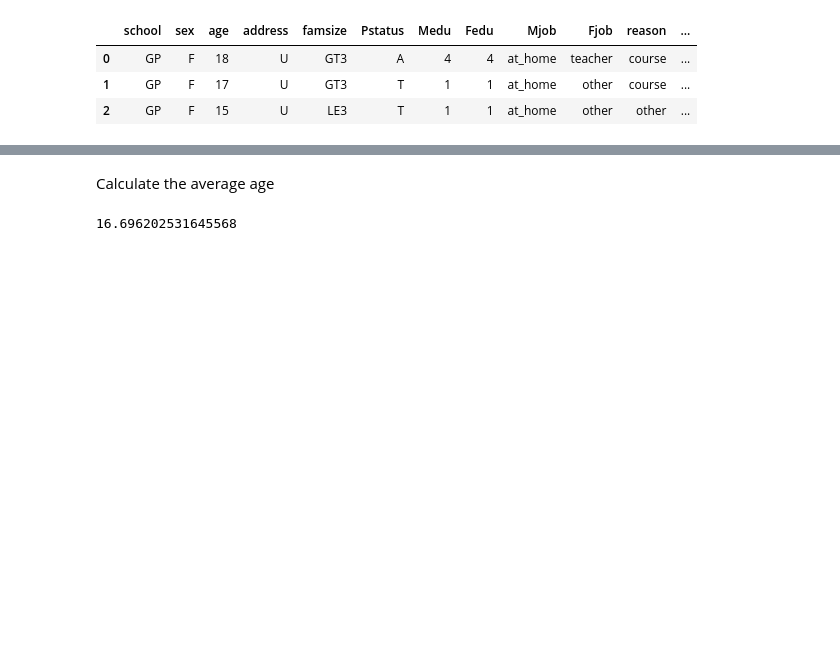
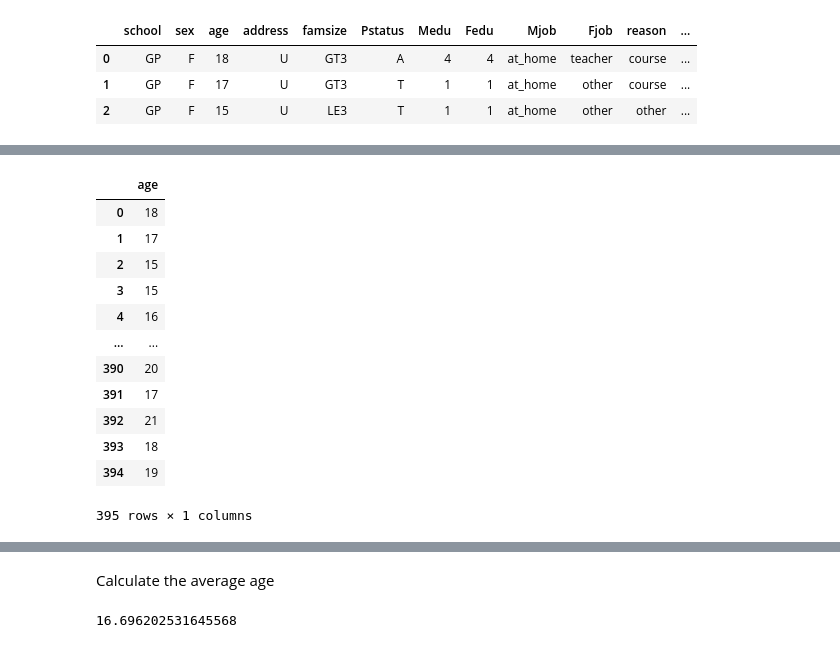
Before and after one commit to SamujjwalSam/gs_school, a Jupyter notebook: GS_Python.ipynb, the cells around one changed output, grey strips where cells are left out. Saved outputs shown, nothing was run; the diff lists cells and outputs as text; code cells hidden in the pictures; blank space fills up the shorter version.

```diff
--- a/GS_Python.ipynb
+++ b/GS_Python.ipynb
@@ -471,0 +505,17 @@ stu_df.head(3)
+# %%
+stu_df[['age']]
+# type(stu_df[['age']])
+# %% [output]
+|  | age |
+| 0 | 18 |
+| 1 | 17 |
+| 2 | 15 |
+| 3 | 15 |
+| 4 | 16 |
+| ... | ... |
+| 390 | 20 |
+| 391 | 17 |
+| 392 | 21 |
+| 393 | 18 |
+| 394 | 19 |
+395 rows × 1 columns
```
Also changed, not shown: parts of 21 cells of this notebook.
